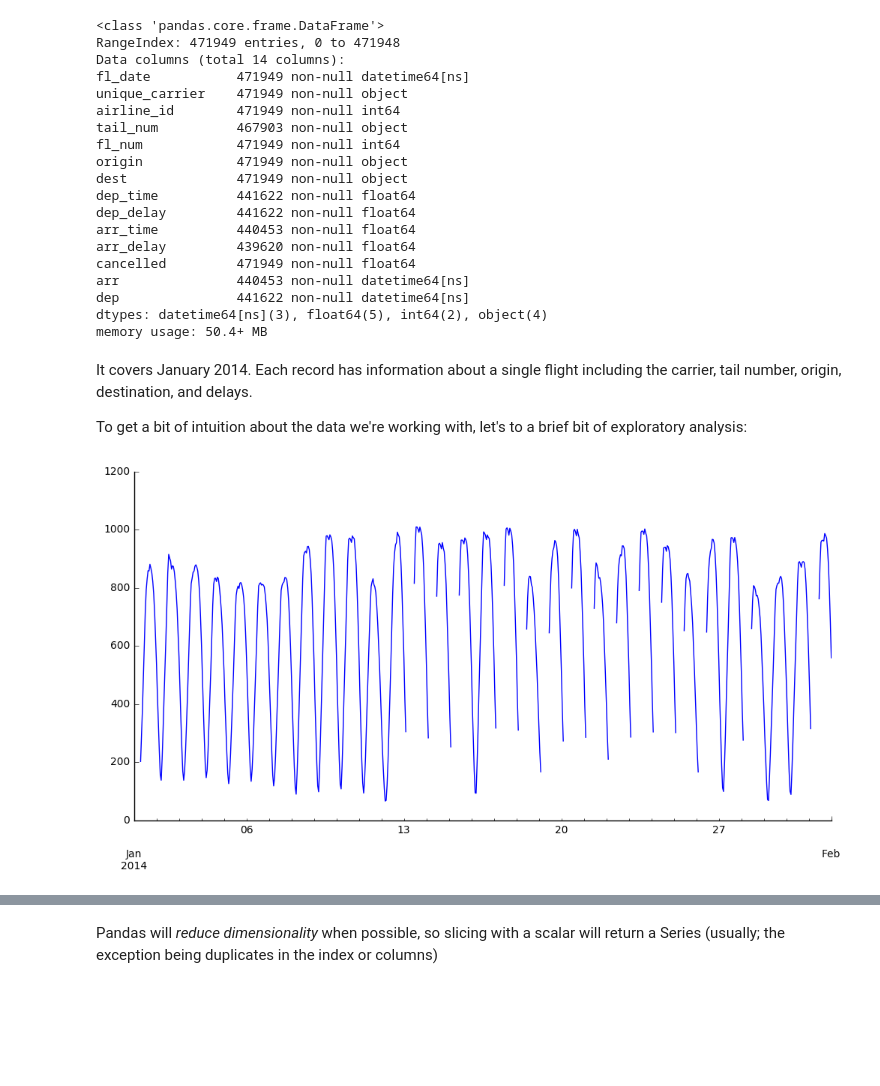
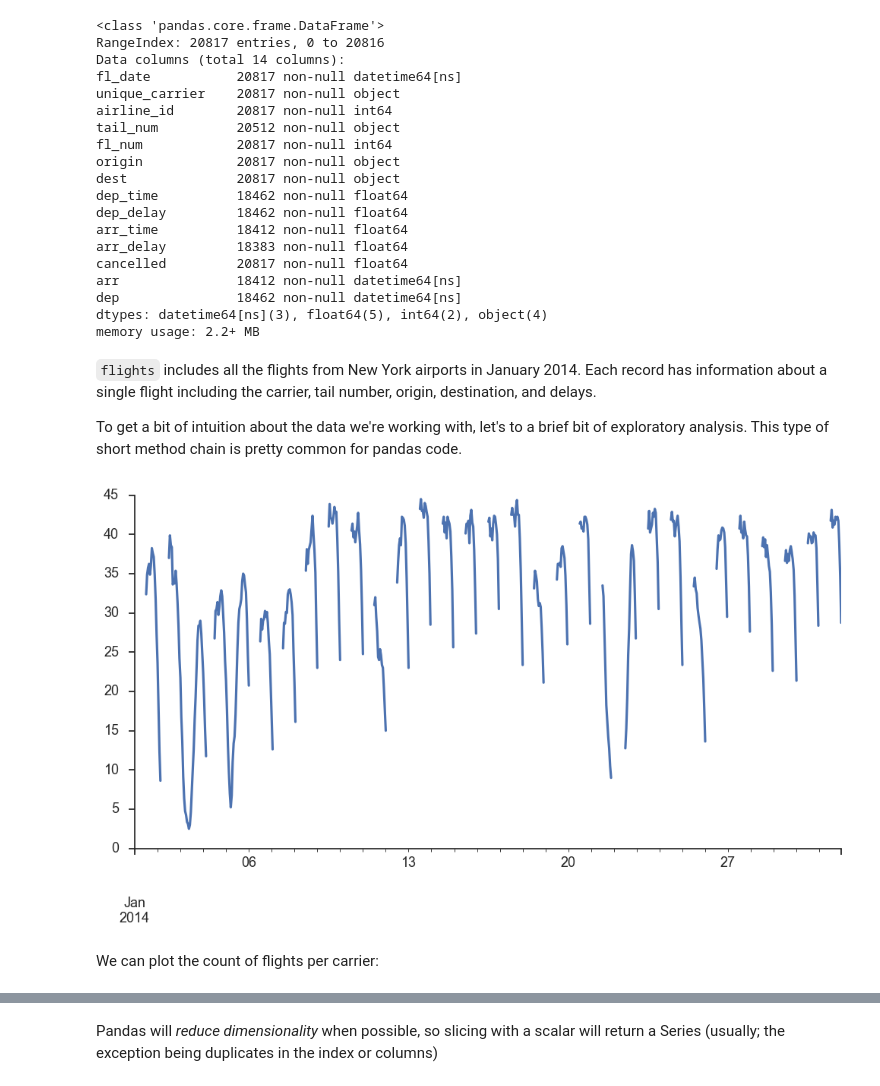
Before and after one commit to akansal1/pandas-head-to-tail, a Jupyter notebook: Indexing.ipynb, the cells around one changed output, grey strips where cells are left out. Drawn from its saved outputs; the diff is of its cells as text; code cells hidden in the pictures; blank space fills up the shorter version.

```diff
--- a/Indexing.ipynb
+++ b/Indexing.ipynb
@@ -15 +12,5 @@ pd.options.display.float_format = '{:,.2f}'.format
+# %%
+pd.options.display.max_rows = 10
+pd.options.display.float_format = '{:,.2f}'.format
+sns.set(style='ticks', context='talk')
 # %% [markdown]
@@ -38,0 +18,5 @@ flights.head()
+# %%
+flights = pd.read_csv("data/ny-flights.csv.gz",
+                      parse_dates=["fl_date", "arr", "dep"])
+
+flights.head()
@@ -40,37 +35,40 @@ flights.head()
 flights.info()
 # %% [output]
 <class 'pandas.core.frame.DataFrame'>
-RangeIndex: 471949 entries, 0 to 471948
+RangeIndex: 20817 entries, 0 to 20816
 Data columns (total 14 columns):
-fl_date           471949 non-null datetime64[ns]
-unique_carrier    471949 non-null object
-airline_id        471949 non-null int64
-tail_num          467903 non-null object
-fl_num            471949 non-null int64
-origin            471949 non-null object
-dest              471949 non-null object
-dep_time          441622 non-null float64
-dep_delay         441622 non-null float64
-arr_time          440453 non-null float64
-arr_delay         439620 non-null float64
-cancelled         471949 non-null float64
-arr               440453 non-null datetime64[ns]
-dep               441622 non-null datetime64[ns]
+fl_date           20817 non-null datetime64[ns]
+unique_carrier    20817 non-null object
+airline_id        20817 non-null int64
+tail_num          20512 non-null object
+fl_num            20817 non-null int64
+origin            20817 non-null object
+dest              20817 non-null object
+dep_time          18462 non-null float64
+dep_delay         18462 non-null float64
+arr_time          18412 non-null float64
+arr_delay         18383 non-null float64
+cancelled         20817 non-null float64
+arr               18412 non-null datetime64[ns]
+dep               18462 non-null datetime64[ns]
 dtypes: datetime64[ns](3), float64(5), int64(2), object(4)
-memory usage: 50.4+ MB
+memory usage: 2.2+ MB
 # %% [markdown]
-It covers January 2014. Each record has information about a single flight including the carrier, tail number, origin, destination, and delays.
+`flights` includes all the flights from New York airports in January 2014.
+Each record has information about a single flight including the carrier, tail number, origin, destination, and delays.
 
-To get a bit of intuition about the data we're working with, let's to a brief bit of exploratory analysis:
+To get a bit of intuition about the data we're working with, let's to a brief bit of exploratory analysis. This type of short method chain is pretty common for pandas code.
 # %%
-(flights.dep
+(flights['dep']
     .value_counts()
     .resample('H')
     .sum()
     .rolling(8).mean()
     .plot(figsize=(12, 6)))
 sns.despine()
 plt.show()
 # %% [output]
-[figure, old version]
+[figure, new version]
+# %% [markdown]
+We can plot the count of flights per carrier:
 # %%
```
Also changed, not shown: parts of 73 cells of this notebook, 59 other files.
